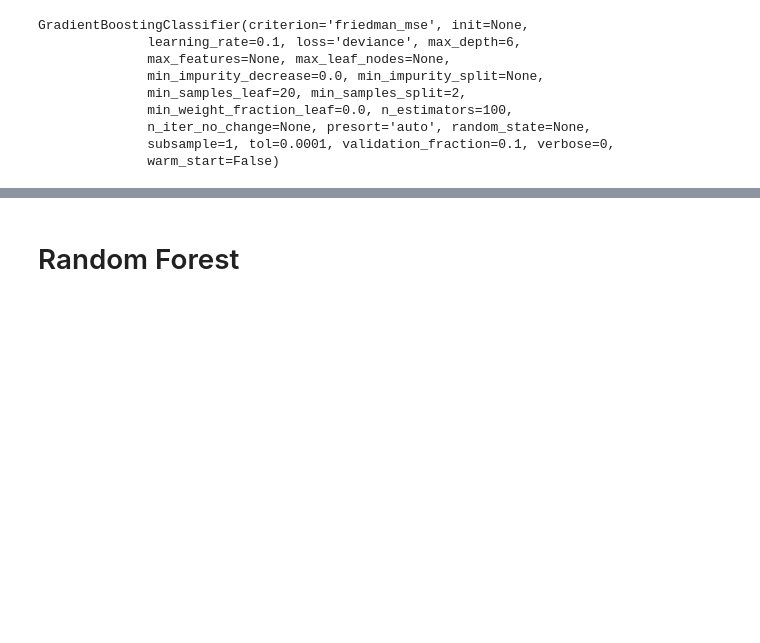
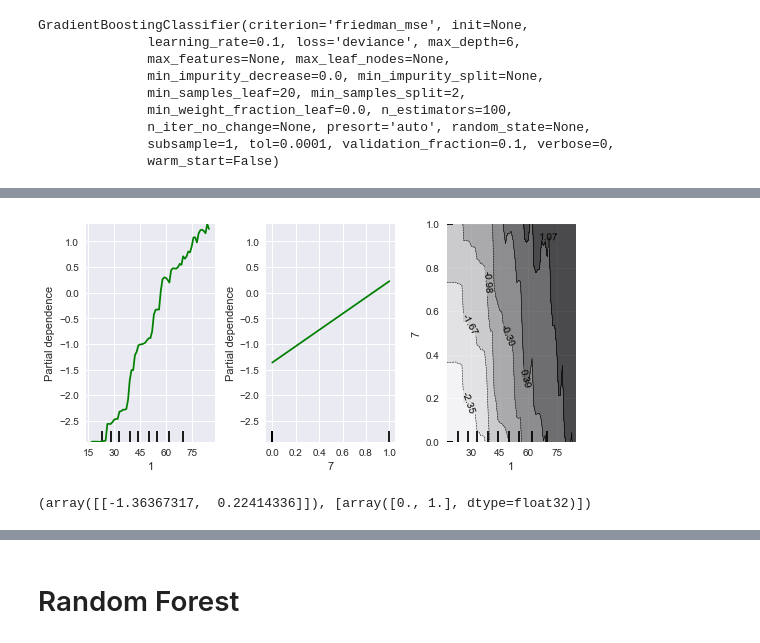
Before and after one commit to honshu77/DSA_project, a Jupyter notebook: IPUMS.ipynb, the cells around one changed output, grey strips where cells are left out. Saved outputs shown, nothing was run; the diff lists cells and outputs as text; code cells hidden in the pictures; blank space fills up the shorter version.

```diff
--- a/IPUMS.ipynb
+++ b/IPUMS.ipynb
@@ -933,7 +1012,7 @@ param_grid_gbm = {
     'max_depth': [6],
     'min_samples_leaf': [20],
     'n_estimators': [100],
-    'learning_rate': [0.05, 0.1, 0.2],
+    'learning_rate': [0.1],
     'subsample': [1],
     }
 
@@ -984,6 +1090,10 @@ for mean, std, params in zip(means, stds, grid_GBM.cv_results_['params']):
 # %%
-my_plots = plot_partial_dependence(grid_GBM.best_estimator_, features=[0, 1], X=X_train, feature_names=['DIABETICEV', 'AGE'])
+my_plots = plot_partial_dependence(grid_GBM.best_estimator_, features=[1, 7, (1,7)], X=X_train)
+# %% [output]
+[figure, added]
 # %%
-partial_dependence(grid_GBM.best_estimator_, X=X_train, target_variables=['DIABETICEV'])
+partial_dependence(grid_GBM.best_estimator_, X=X_train, target_variables=[7])
+# %% [output]
+(array([[-1.36367317,  0.22414336]]), [array([0., 1.], dtype=float32)])
 # %%
 X_train['DIABETICEV'].dtype
```
Also changed, not shown: parts of 38 cells of this notebook.
